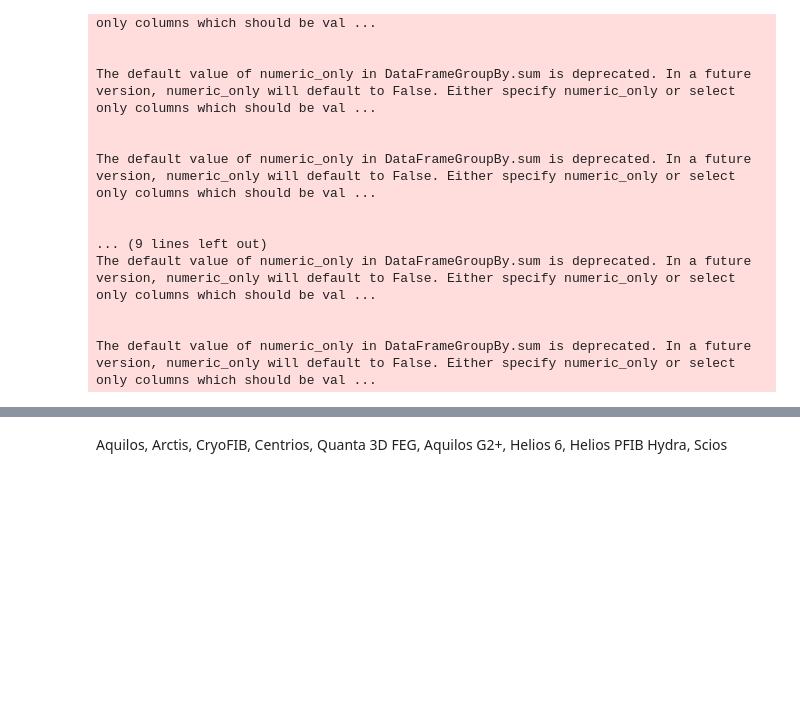
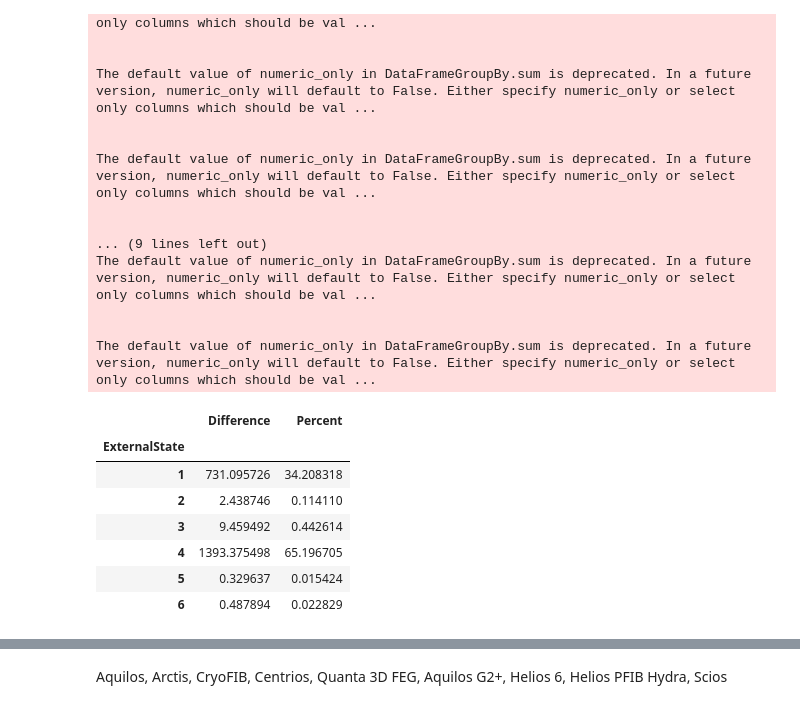
Before and after one commit to iveta-homolova/Czechitas_Project, a Jupyter notebook: mikroskop/system_1.ipynb, the cells around one changed output, grey strips where cells are left out. Drawn from its saved outputs; the diff is of its cells as text; code cells hidden in the pictures; blank space fills up the shorter version.

```diff
--- a/mikroskop/system_1.ipynb
+++ b/mikroskop/system_1.ipynb
@@ -550,3 +543,14 @@ df9_groupped['Difference'] = df9_groupped['Difference'].apply(minutes)
+# %%
+df1_groupped
+# %% [output]
+|  | Difference | Percent |
+| ExternalState |  |  |
+| 1 | 731.095726 | 34.208318 |
+| 2 | 2.438746 | 0.114110 |
+| 3 | 9.459492 | 0.442614 |
+| 4 | 1393.375498 | 65.196705 |
+| 5 | 0.329637 | 0.015424 |
+| 6 | 0.487894 | 0.022829 |
 # %%
 merged_df = [df1_groupped, df2_groupped, df3_groupped, df4_groupped,df5_groupped,df6_groupped, df7_groupped, df8_groupped, df9_groupped]
 
```
Also changed, not shown: parts of 13 cells of this notebook.
